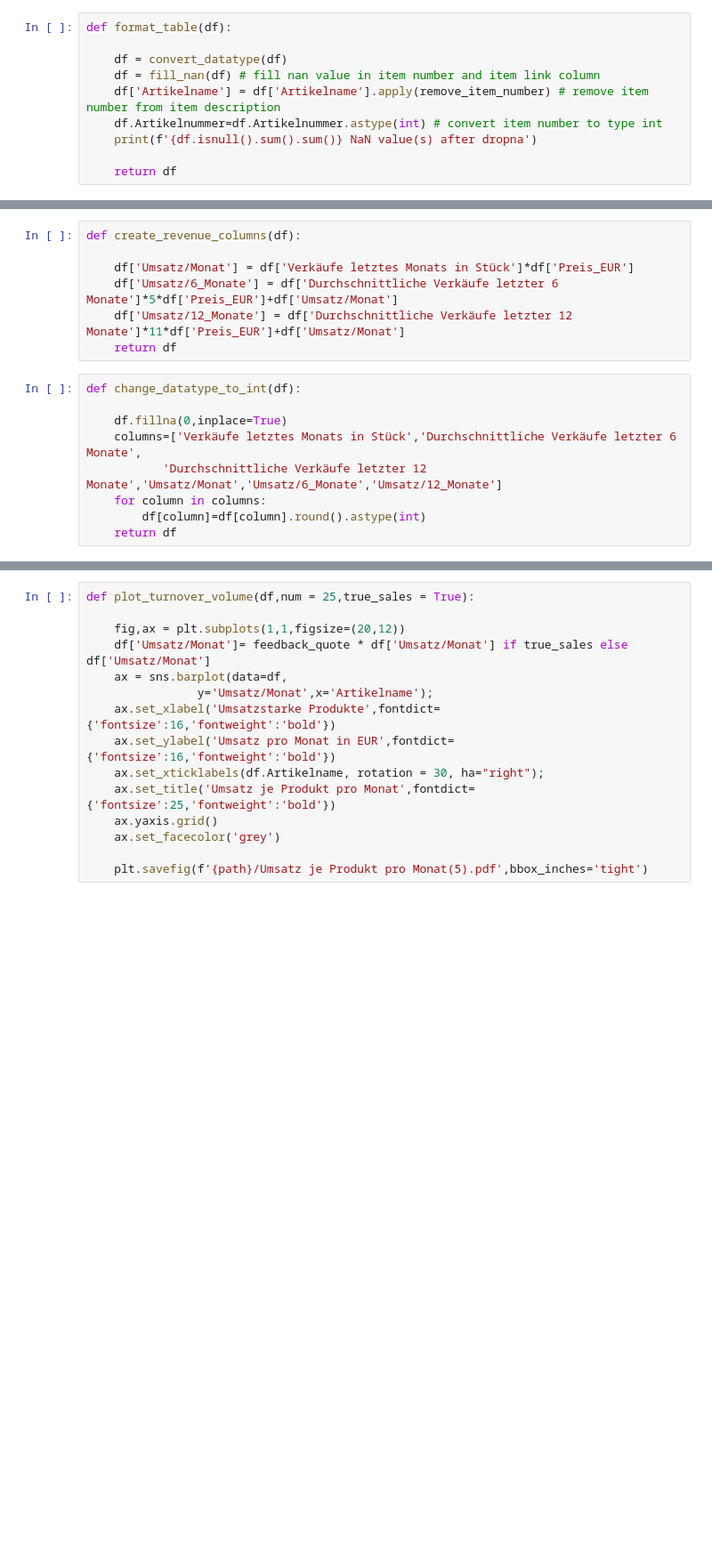
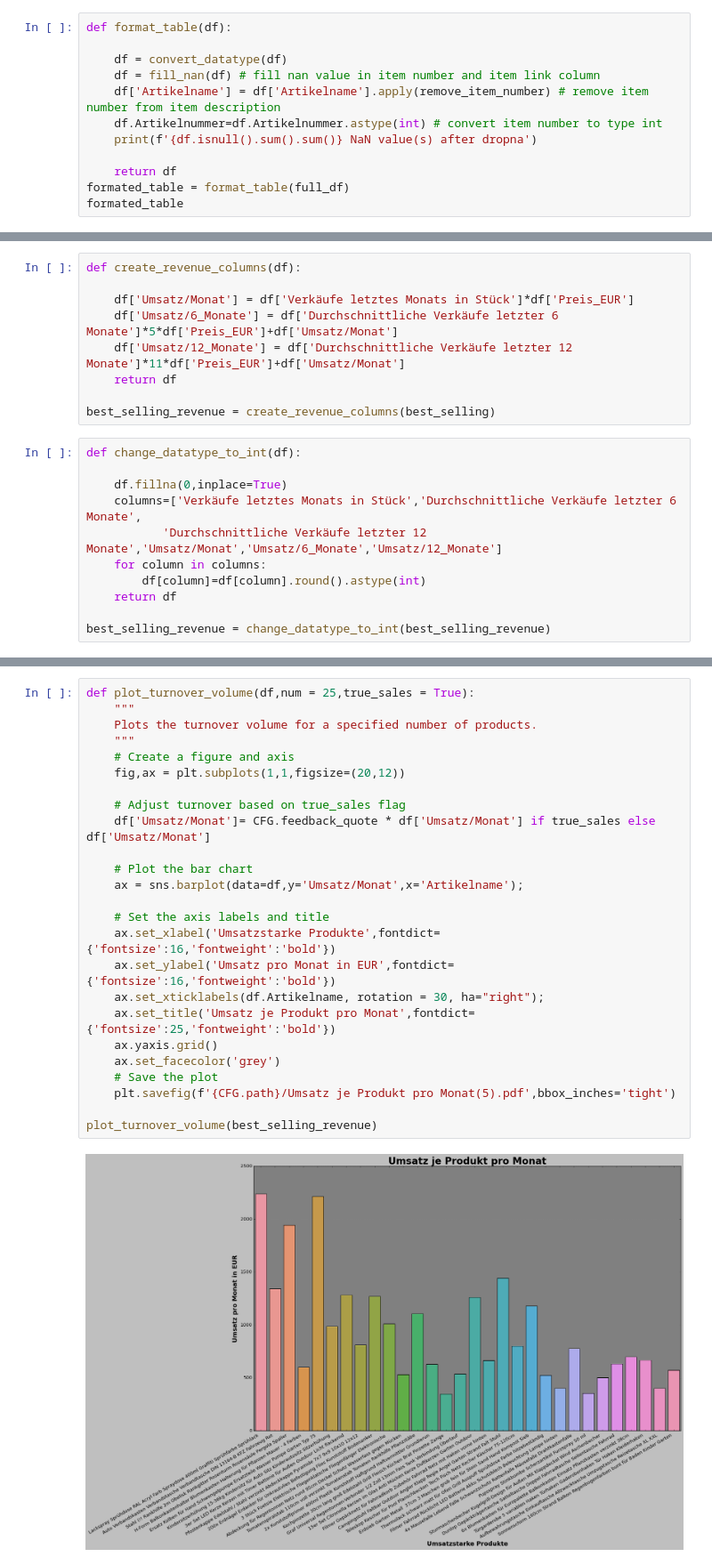
Before and after one commit to isaacduong/eBay_Amazon_dpd_data_analyzer, a Jupyter notebook: sales_analysis.ipynb, the cells around one changed output, grey strips where cells are left out. Shown at 89% size. Drawn from its saved outputs; the diff is of its cells as text; blank space fills up the shorter version.

```diff
--- a/sales_analysis.ipynb
+++ b/sales_analysis.ipynb
@@ -153,3 +179,5 @@ def format_table(df):
     print(f'{df.isnull().sum().sum()} NaN value(s) after dropna')
 
     return df
+formated_table = format_table(full_df)
+formated_table
@@ -187,6 +230,8 @@ def create_revenue_columns(df):
     df['Umsatz/6_Monate'] = df['Durchschnittliche Verkäufe letzter 6 Monate']*5*df['Preis_EUR']+df['Umsatz/Monat']
     df['Umsatz/12_Monate'] = df['Durchschnittliche Verkäufe letzter 12 Monate']*11*df['Preis_EUR']+df['Umsatz/Monat']
     return df
+
+best_selling_revenue = create_revenue_columns(best_selling)
 # %%
 def change_datatype_to_int(df):
 
@@ -196,4 +241,6 @@ def change_datatype_to_int(df):
     for column in columns:
         df[column]=df[column].round().astype(int)
     return df
+
+best_selling_revenue = change_datatype_to_int(best_selling_revenue)
 # %%
@@ -273,17 +313,29 @@ def plot_yearly_sales(df,true_sales=True):
 # %%
 def plot_turnover_volume(df,num = 25,true_sales = True):
+    """
+    Plots the turnover volume for a specified number of products.
+    """
+    # Create a figure and axis
+    fig,ax = plt.subplots(1,1,figsize=(20,12))
 
-    fig,ax = plt.subplots(1,1,figsize=(20,12))
-    df['Umsatz/Monat']= feedback_quote * df['Umsatz/Monat'] if true_sales else df['Umsatz/Monat']
-    ax = sns.barplot(data=df,
-                y='Umsatz/Monat',x='Artikelname');
+    # Adjust turnover based on true_sales flag
+    df['Umsatz/Monat']= CFG.feedback_quote * df['Umsatz/Monat'] if true_sales else df['Umsatz/Monat']
+
+    # Plot the bar chart
+    ax = sns.barplot(data=df,y='Umsatz/Monat',x='Artikelname');
+
+    # Set the axis labels and title
     ax.set_xlabel('Umsatzstarke Produkte',fontdict={'fontsize':16,'fontweight':'bold'})
     ax.set_ylabel('Umsatz pro Monat in EUR',fontdict={'fontsize':16,'fontweight':'bold'})
     ax.set_xticklabels(df.Artikelname, rotation = 30, ha="right");
     ax.set_title('Umsatz je Produkt pro Monat',fontdict={'fontsize':25,'fontweight':'bold'})
     ax.yaxis.grid()
     ax.set_facecolor('grey')
+    # Save the plot
+    plt.savefig(f'{CFG.path}/Umsatz je Produkt pro Monat(5).pdf',bbox_inches='tight')
 
-    plt.savefig(f'{path}/Umsatz je Produkt pro Monat(5).pdf',bbox_inches='tight')
+plot_turnover_volume(best_selling_revenue)
+# %% [output]
+[figure, added]
 # %%
 def comparedplot(df,true_sales=True):
```
Also changed, not shown: parts of 45 cells of this notebook, 1 other file.
